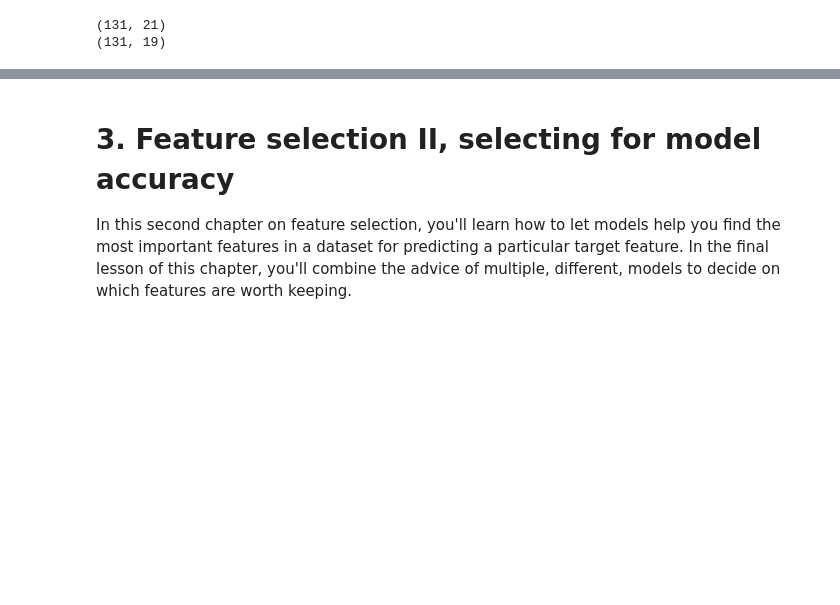
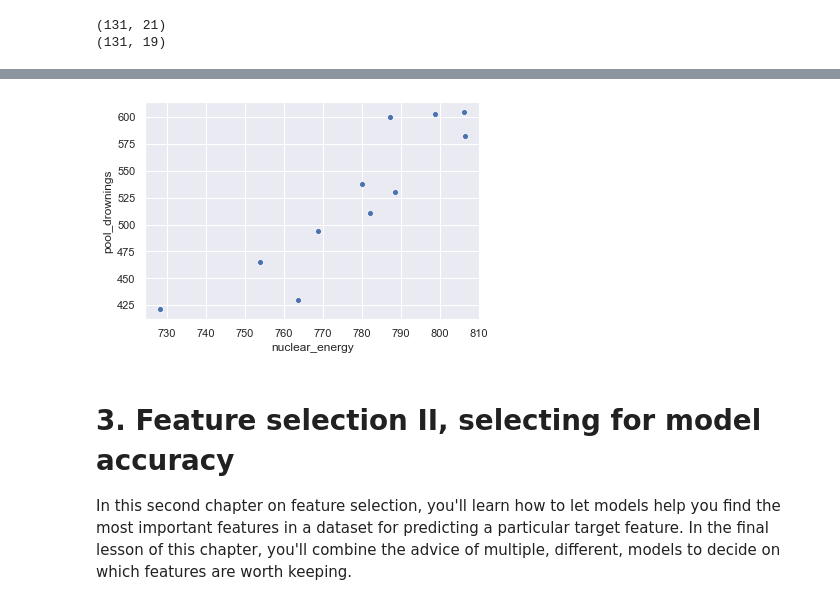
Before and after one commit to ggjuancamilo/DataCamp, a Jupyter notebook: Machine Learning Scientist with python/07- Dimensionality Reduction/Code/Dimensionality Reduction in Python.ipynb, the cells around one changed output, grey strips where cells are left out. Drawn from its saved outputs; the diff is of its cells as text; code cells hidden in the pictures; blank space fills up the shorter version.

```diff
--- a/Machine Learning Scientist with python/07- Dimensionality Reduction/Code/Dimensionality Reduction in Python.ipynb
+++ b/Machine Learning Scientist with python/07- Dimensionality Reduction/Code/Dimensionality Reduction in Python.ipynb
@@ -359,3 +415,11 @@ print(reduced_df.shape)
+# %%
+weird_df = pd.read_csv('data/Nuclear.csv')
+# %%
+# Put nuclear energy production on the x-axis and the number of pool drownings on the y-axis
+sns.scatterplot(y='pool_drownings', x='nuclear_energy', data=weird_df)
+plt.show()
+# %% [output]
+[figure, added]
 # %% [markdown]
 # 3. Feature selection II, selecting for model accuracy
 
```
Also changed, not shown: parts of 79 cells of this notebook, 12 other files.
